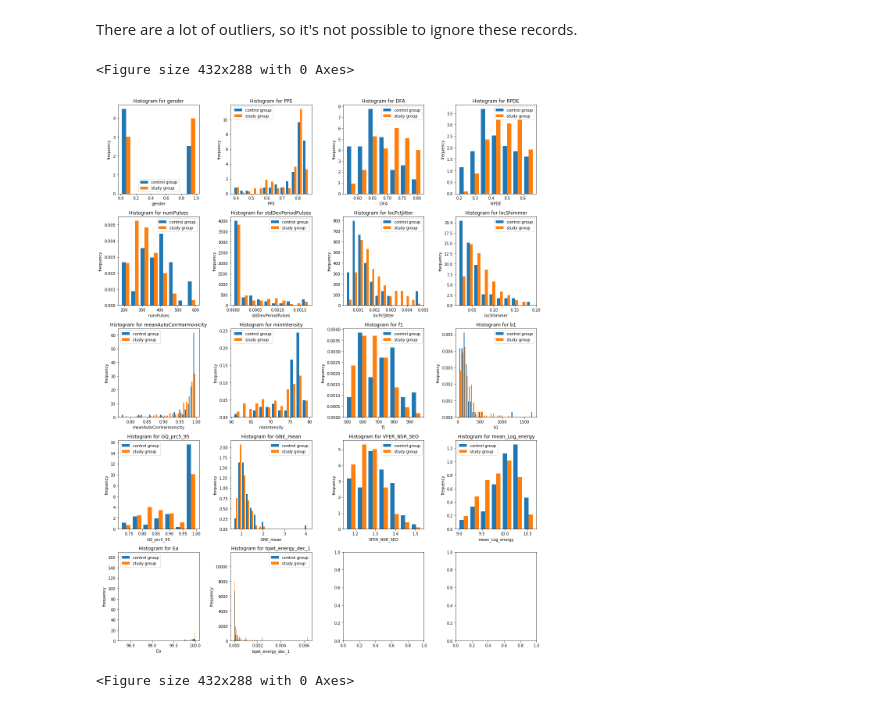
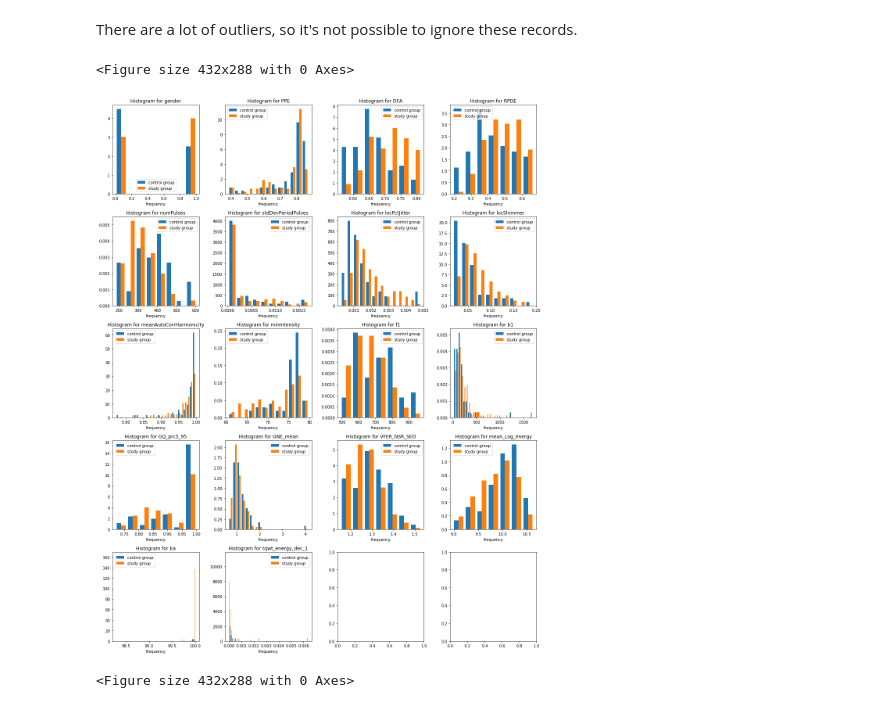
Before and after one commit to RenanNunes/Data_Science_Project_IST, a Jupyter notebook: 01_Data_exploration.ipynb, the cells around one changed output. Saved outputs shown, nothing was run; the diff lists cells and outputs as text; code cells hidden in the pictures.

Commit message:
Refactoring to use the functions from the two .py files (dataPreparationFunctions and graphFunctions)

```diff
--- a/01_Data_exploration.ipynb
+++ b/01_Data_exploration.ipynb
@@ -132,6 +107,6 @@ rejected_variables = reject_variables(data, 0.8)
 # %%
 # dataframe with only the non rejected variables
-new_data = data.loc[:, ~data.columns.isin(rejected_variables)]
+new_data = dataPrepare.reject_variables(data, 0.8)
 new_data.head()
 # %% [output]
 |  | gender | PPE | DFA | RPDE | numPulses | stdDevPeriodPulses | locPctJitter | locShimmer | ... |
@@ -177,14 +151,8 @@ analysis.head()
 | 3 | 0.0 | 0.828707 | 0.626097 | 0.537183 | 493.000000 | 0.000042 | 0.000757 | 0.049467 | ... |
 | 4 | 0.0 | 0.831287 | 0.779397 | 0.726717 | 362.666667 | 0.002023 | 0.003593 | 0.159193 | ... |
 # %%
-def choose_grid(n):
-    if (n % 4 == 0):
-        return n // 4, 4
-    else:
-        return n // 4 + 1, 4
-
 columns = analysis.select_dtypes(include='number').columns
-rows, cols = choose_grid(len(columns))
+rows, cols = graph.choose_grid(len(columns))
 plt.figure()
 fig, axs = plt.subplots(rows, cols, figsize=(cols*4, rows*4), squeeze=False)
 i, j = 0, 0
@@ -201,22 +169,18 @@ plt.show()
 There are a lot of outliers, so it's not possible to ignore these records.
 # %%
 columns = analysis.select_dtypes(include='number').columns
-rows, cols = choose_grid(len(columns))
+rows, cols = graph.choose_grid(len(columns))
 plt.figure()
 fig, axs = plt.subplots(rows, cols, figsize=(cols*4, rows*4), squeeze=False)
 i, j = 0 , 0
 for n in range(len(columns)):
     if (columns[n] == 'class'):
         continue
-    axs[i, j].set_title('Histogram for %s'%columns[n])
-    axs[i, j].set_xlabel(columns[n])
-    axs[i, j].set_ylabel('frequency')
-    axs[i, j].hist([analysis[analysis['class']==0][columns[n]].dropna().values, analysis[analysis['class']==1][columns[n]].dropna().values], 'auto', label=['control group', 'study group'], density=True)
-    axs[i, j].legend(loc='best')
+    graph.histogram_with_two_classes(axs[i, j], analysis[analysis['class']==0][columns[n]].dropna().values, analysis[analysis['class']==1][columns[n]].dropna().values, 'Histogram for %s'%columns[n], 'frequency', label_classes=['control group', 'study group'])
     i, j = (i + 1, 0) if (n+1) % cols == 0 else (i, j + 1)
 fig.tight_layout()
 plt.show()
 # %% [output]
 <Figure size 432x288 with 0 Axes>
-[figure, old version]
+[figure, new version]
 # %%
```
Also changed, not shown: parts of 12 cells of this notebook, 3 other files.
